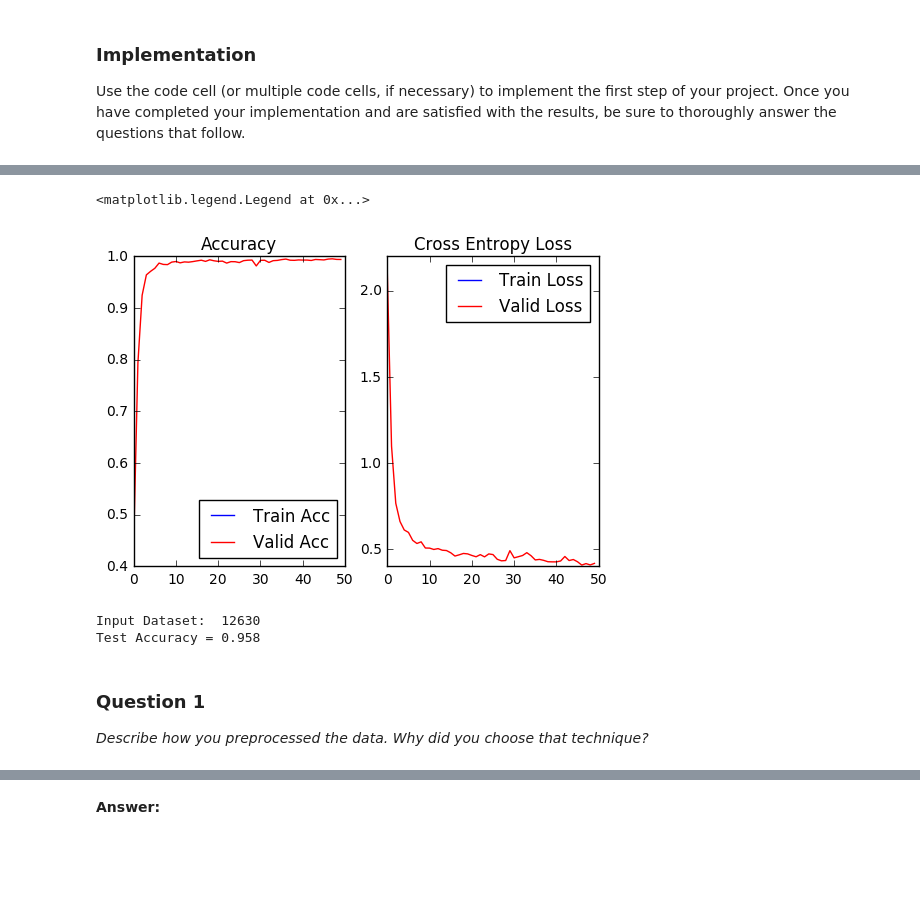
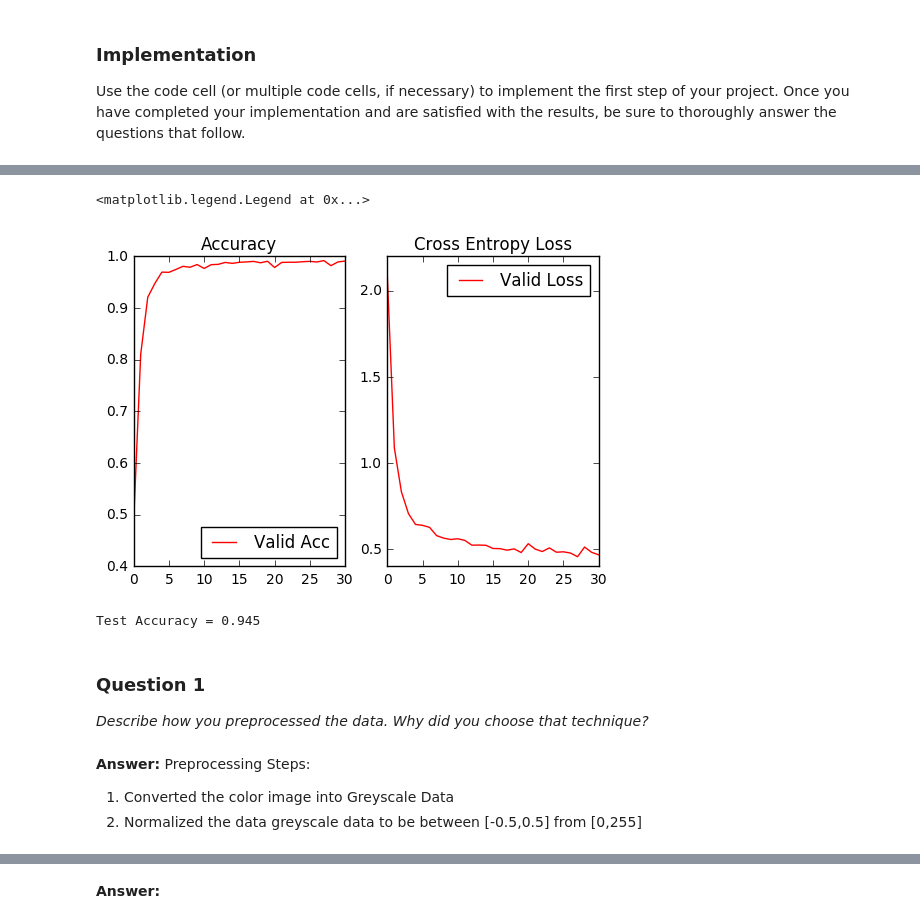
Before and after one commit to kalyanramu/CarND-TrafficSignLab, a Jupyter notebook: Traffic_Sign_Classifier-HW.ipynb, the cells around one changed output, grey strips where cells are left out. Saved outputs shown, nothing was run; the diff lists cells and outputs as text; code cells hidden in the pictures; blank space fills up the shorter version.

```diff
--- a/Traffic_Sign_Classifier-HW.ipynb
+++ b/Traffic_Sign_Classifier-HW.ipynb
@@ -332,4 +163,16 @@ true_labels = tf.argmax(one_hot_y, 1)
 correct_prediction = tf.equal(predicted_labels, true_labels)
 accuracy_operation = tf.reduce_mean(tf.cast(correct_prediction, tf.float32))
 loss_value = tf.cast(loss_operation,tf.float32)+lossL2
+# %%
+#Preprocess Data
+from SimpleLeNet import Preprocess
+
+EPOCHS = 31
+BATCH_SIZE = 128
+
+X_train = Preprocess(X_train_raw)
+y_train = y_train_raw
+
+X_valid = Preprocess(X_valid_raw)
+y_valid = y_valid_raw
 # %%
@@ -422,13 +197,8 @@ X_valid, y_valid = shuffle(X_valid, y_valid)
 #Train the model
 from sklearn.utils import shuffle
 from sklearn.model_selection import train_test_split
-print(len(X_train))
-print(len(y_train))
 
-train_losses =[None]*EPOCHS
 valid_losses=[None]*EPOCHS
-
-train_accuracies =[None]*EPOCHS
 valid_accuracies=[None]*EPOCHS
 
 batch_fcdkp = 0.5
@@ -444,28 +214,19 @@ with tf.Session() as sess:
     print()
     for i in range(EPOCHS):
         X_train, y_train = shuffle(X_train, y_train)
+        X_valid, y_valid = shuffle(X_valid, y_valid)
         for offset in range(0, num_examples, BATCH_SIZE):
             end = offset + BATCH_SIZE
             batch_x, batch_y = X_train[offset:end], y_train[offset:end]
             sess.run(training_operation, feed_dict={x: batch_x, y: batch_y,fcdkp: batch_fcdkp, convdkp: batch_convdkp\
                    ,to_train:batch_to_train })
 
-        #print("Getting Metrics")
-        #Get metrics
-        #train_acc,train_loss = GetEvalMetrics(X_train,y_train)
-        #train_losses[i] = train_loss
-        #train_accuracies[i] = train_acc
+        valid_acc,valid_loss = GetEvalMetrics(X_valid,y_valid)
+        valid_accuracies[i] = valid_acc
+        valid_losses[i] = valid_loss
 
-        valid_acc,valid_loss = GetEvalMetrics(X_valid,y_valid)
-        valid_losses[i] = valid_loss
-        valid_accuracies[i] = valid_acc
-
-        #print("EPOCH {} ...".format(i+1))
-        #print("Validation Accuracy = {:.3f}".format(valid_acc))
-
-        print("EPOCH {} ... Validation Accuracy={:.3f}".format(i+1,valid_acc))
-        #print("Validation Accuracy = {:.3f}".format(valid_acc))
-        print()
+        if i%10 ==0:
+            print("EPOCH {} ... Validation Accuracy={:.3f}".format(i+1,valid_acc))
 
     try:
         saver
@@ -495,16 +246,16 @@ Model saved
 # %%
 #Plot Training Results
 
 f, axarr = plt.subplots(1,2)
-axarr[0].plot(range(len(train_accuracies)),train_accuracies,'-b',label='Train Acc')
+#axarr[0].plot(range(len(train_accuracies)),train_accuracies,'-b',label='Train Acc')
 axarr[0].plot(range(len(valid_accuracies)),valid_accuracies,'-r',label='Valid Acc')
 axarr[0].set_title("Accuracy")
 axarr[0].legend(loc='lower right', shadow=False)
 
-axarr[1].plot(range(len(train_losses)),train_losses,'-b',label='Train Loss')
+#axarr[1].plot(range(len(train_losses)),train_losses,'-b',label='Train Loss')
 axarr[1].plot(range(len(valid_losses)),valid_losses,'-r',label='Valid Loss')
 axarr[1].set_title("Cross Entropy Loss")
 axarr[1].legend(loc='upper right', shadow=False)
 # %% [output]
 <matplotlib.legend.Legend at 0x...>
-[figure, old version]
+[figure, new version]
@@ -518,14 +268,17 @@ import tensorflow as tf
 with tf.Session() as sess:
     loader = tf.train.import_meta_graph('trafficsign.meta')
     loader.restore(sess, tf.train.latest_checkpoint('.'))
-
-    test_accuracy = evaluate(X_test, y_test,batch_fcdkp=1.0,batch_convdkp=1.0)
-    #test_accuracy, test_loss,test_outlabels = GetEvalMetricswithLabels(X_test,y_test)
+    test_accuracy,test_loss = GetEvalMetrics(X_test,y_test)
     print("Test Accuracy = {:.3f}".format(test_accuracy))
 # %% [output]
-Input Dataset:  12630
-Test Accuracy = 0.958
+Test Accuracy = 0.945
 # %% [markdown]
 ### Question 1
 
 _Describe how you preprocessed the data. Why did you choose that technique?_
+# %% [markdown]
+**Answer:**
+Preprocessing Steps:
+
+1. Converted the color image into Greyscale Data
+2. Normalized the data greyscale data to be between [-0.5,0.5] from [0,255]
```
Also changed, not shown: parts of 37 cells of this notebook, 1 other file.
